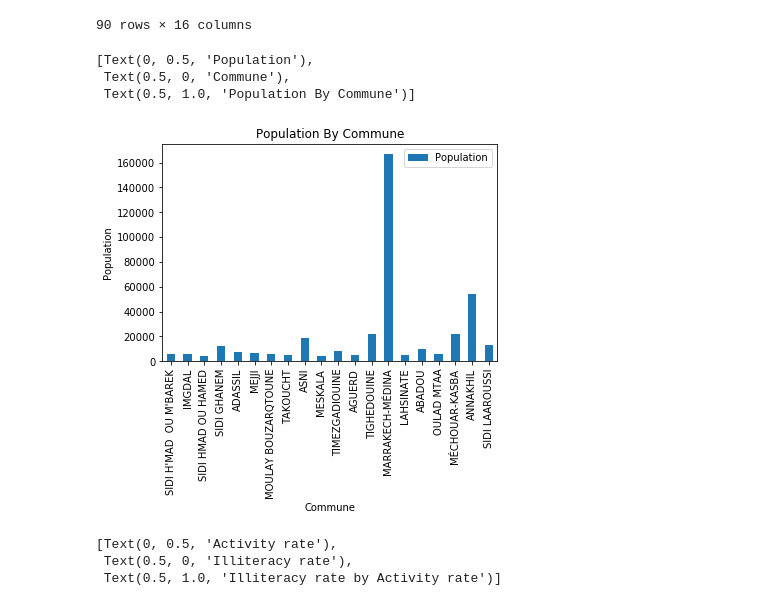
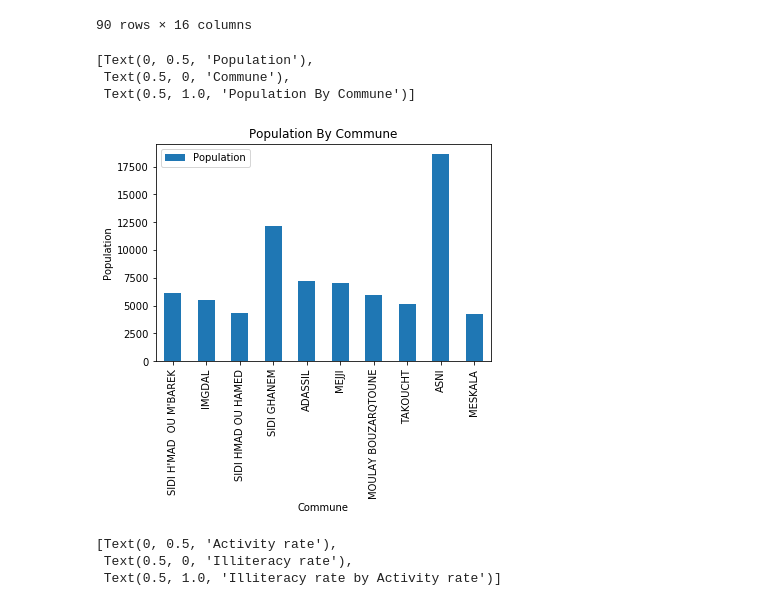
Before and after one commit to abidarelmehdi/moroccan-census-2004, a Jupyter notebook: projet.ipynb, the cells around one changed output. Drawn from its saved outputs; the diff is of its cells as text; code cells hidden in the pictures.

```diff
--- a/projet.ipynb
+++ b/projet.ipynb
@@ -118,15 +118,15 @@ dfc[(dfc["Nom_Commune"].str.startswith("A")) | (dfc["Nom_Commune"].str.endswith(
 90 rows × 16 columns
 # %%
 #Question 08: Bar Chart of population by Commune
-dfc[["Nom_Commune", "Population"]].head(20).plot.bar(x="Nom_Commune").set(
+dfc[['Nom_Commune', 'Population']].head(10).plot.bar(x='Nom_Commune').set(
     title='Population By Commune',
     xlabel='Commune',
     ylabel='Population'
 )
 # %% [output]
 [Text(0, 0.5, 'Population'),
  Text(0.5, 0, 'Commune'),
  Text(0.5, 1.0, 'Population By Commune')]
-[figure, old version]
+[figure, new version]
 # %%
 #Question 10: Stacked Bar Chart of Activity rate by Illiteracy rate
```
Also changed, not shown: parts of 24 cells of this notebook, 2 other files.
